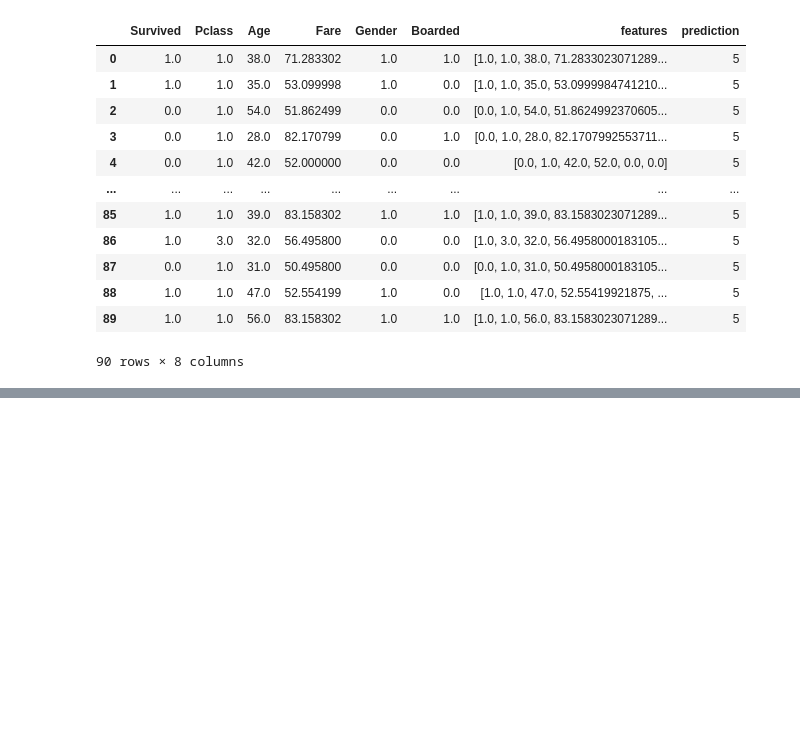
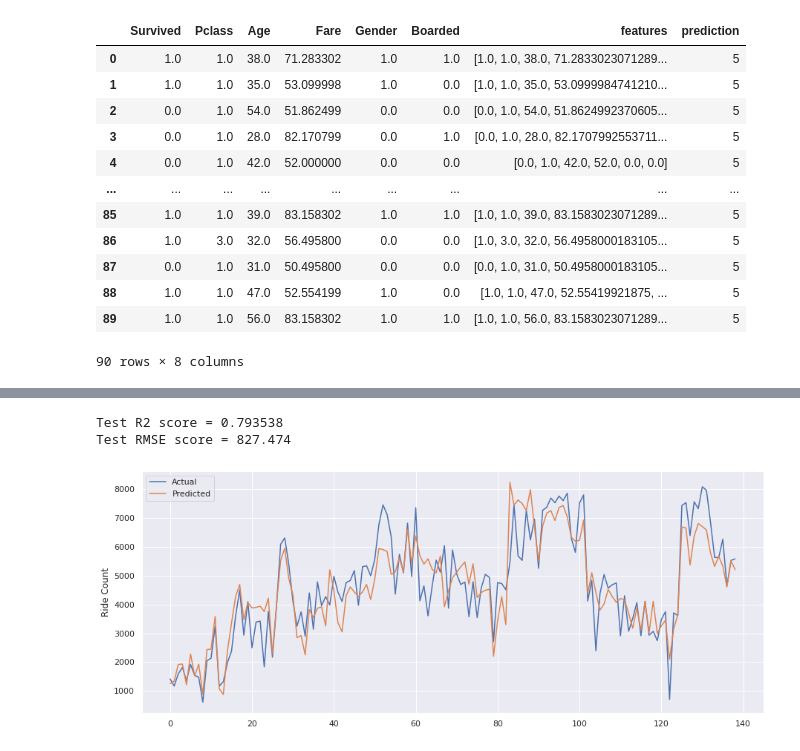
Before and after one commit to manojmanivannan/ApacheSparkEssentials, a Jupyter notebook: ML_2_SparkByPluralsight.ipynb, the cells around one changed output, grey strips where cells are left out. Cells and saved outputs as stored; diff of their text form; code cells hidden in the pictures; blank space fills up the shorter version.

```diff
--- a/ML_2_SparkByPluralsight.ipynb
+++ b/ML_2_SparkByPluralsight.ipynb
@@ -246,0 +345,10 @@ clusteredData.filter(clusteredData.prediction ==5).toPandas()
+# %%
+from pyspark.ml.regression import LinearRegression
+
+lr = LinearRegression(maxIter=100,
+                      regParam=1.0,
+                      elasticNetParam=0.8,
+                      labelCol='cnt',
+                      featuresCol='features')
+# %%
+model = lr.fit(trainingData)
@@ -246,0 +361,3 @@ clusteredData.filter(clusteredData.prediction ==5).toPandas()
+# %%
+predictions = model.transform(testData)
+predictions.toPandas().head()
@@ -246,0 +371,34 @@ clusteredData.filter(clusteredData.prediction ==5).toPandas()
+# %%
+from pyspark.ml.evaluation import RegressionEvaluator
+
+evaluator = RegressionEvaluator(
+    labelCol='cnt',
+    predictionCol='prediction',
+    metricName='r2'
+)
+rsquare = evaluator.evaluate(predictions)
+print("Test R2 score = %g" % rsquare)
+
+evaluator = RegressionEvaluator(
+    labelCol='cnt',
+    predictionCol='prediction',
+    metricName='rmse'
+)
+rmse = evaluator.evaluate(predictions)
+print("Test RMSE score = %g" % rmse)
+# %% [output]
+Test R2 score = 0.793538
+Test RMSE score = 827.474
+# %%
+predictionsPandas = predictions.toPandas()
+# %%
+plt.figure(figsize=(15,6))
+
+plt.plot(predictionsPandas['cnt'],label='Actual')
+plt.plot(predictionsPandas['prediction'], label='Predicted')
+plt.ylabel('Ride Count')
+plt.legend()
+
+plt.show()
+# %% [output]
+[figure, added]
```
Also changed, not shown: parts of 34 cells of this notebook.
